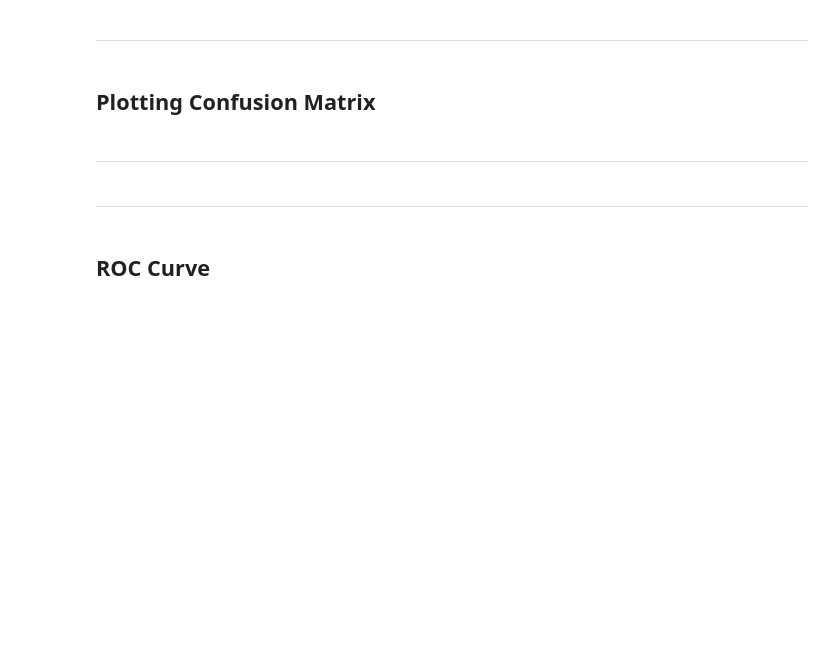
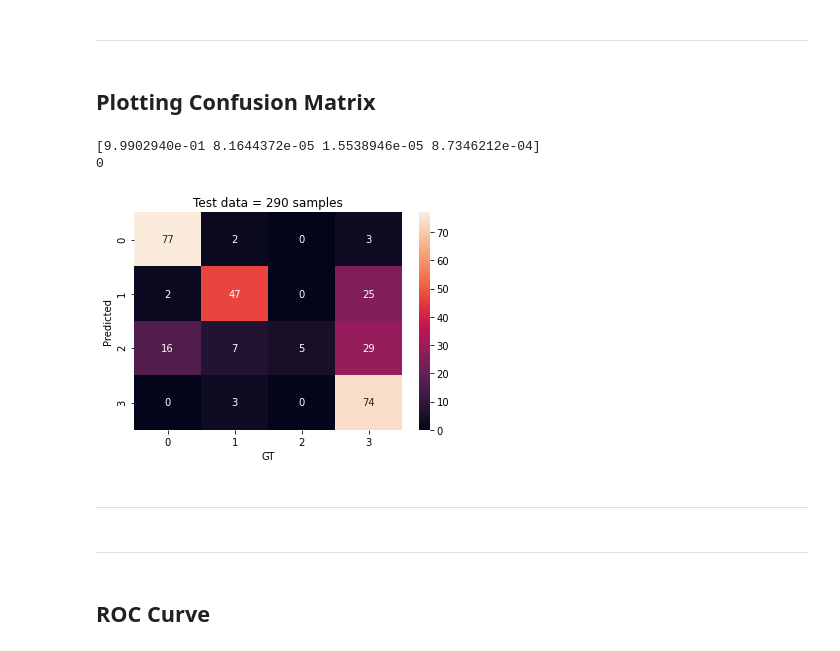
Before and after one commit to JaimeSanz28/Ninja-Turtles, a Jupyter notebook: notebooks/neural_training.ipynb, the cells around one changed output. Cells and saved outputs as stored; diff of their text form; code cells hidden in the pictures; blank space fills up the shorter version.

```diff
--- a/notebooks/neural_training.ipynb
+++ b/notebooks/neural_training.ipynb
@@ -216,0 +194,4 @@ modelTraining (X, y)
+# %%
+y_test = enc.inverse_transform(y_test)
+y_test = y_test.reshape(y_test.shape[0])
+y_test
@@ -300,5 +305,0 @@ with plt.xkcd():
-# %%
-with plt.xkcd():
-    f, ax = plt.subplots(1,2, figsize = (15,4))
-    sns.countplot(train['Tag'], ax = ax[0])
-    sns.distplot(train['Tag'], ax = ax[1])
@@ -307,5 +305,0 @@ with plt.xkcd():
-# %%
-with plt.xkcd():
-    f, ax = plt.subplots(1,2, figsize = (15,4))
-    sns.countplot(train_cap['Tag'], ax = ax[0])
-    sns.distplot(train_cap['Tag'], ax = ax[1])
@@ -316,25 +308,24 @@ with plt.xkcd():
 # %% [markdown]
 ## Plotting Confusion Matrix
 # %%
-# Plot confusion matrix to have a more detailed view of cross-class missclassifications
-import seaborn as sns
-import numpy as np
-from sklearn.metrics import confusion_matrix
-
 ## Use argmax to project output probabilites as class index label
-proba = model.predict(x_test)
+proba = model.predict(X_test)
 print(proba[0])
-y_pred = np.argmax(proba, axis=1)
-print(y_pred[0])
+y_predi = np.argmax(proba, axis=1)
+print(y_predi[0])
 y_t = np.argmax(y_test, axis=1)
 
-cm = confusion_matrix(y_t, y_pred)
+cm = confusion_matrix(y_t, y_predi)
 
 sns.heatmap(cm, annot=True)
 plt.xlabel("GT")
 plt.ylabel("Predicted")
-plt.title(f"Test data = {len(y_pred)} samples")
+plt.title(f"Test data = {len(y_predi)} samples")
 plt.show()
+# %% [output]
+[9.9902940e-01 8.1644372e-05 1.5538946e-05 8.7346212e-04]
+0
+[figure, added]
 # %% [markdown]
 ---
 # %% [markdown]
```
Also changed, not shown: parts of 51 cells of this notebook.
